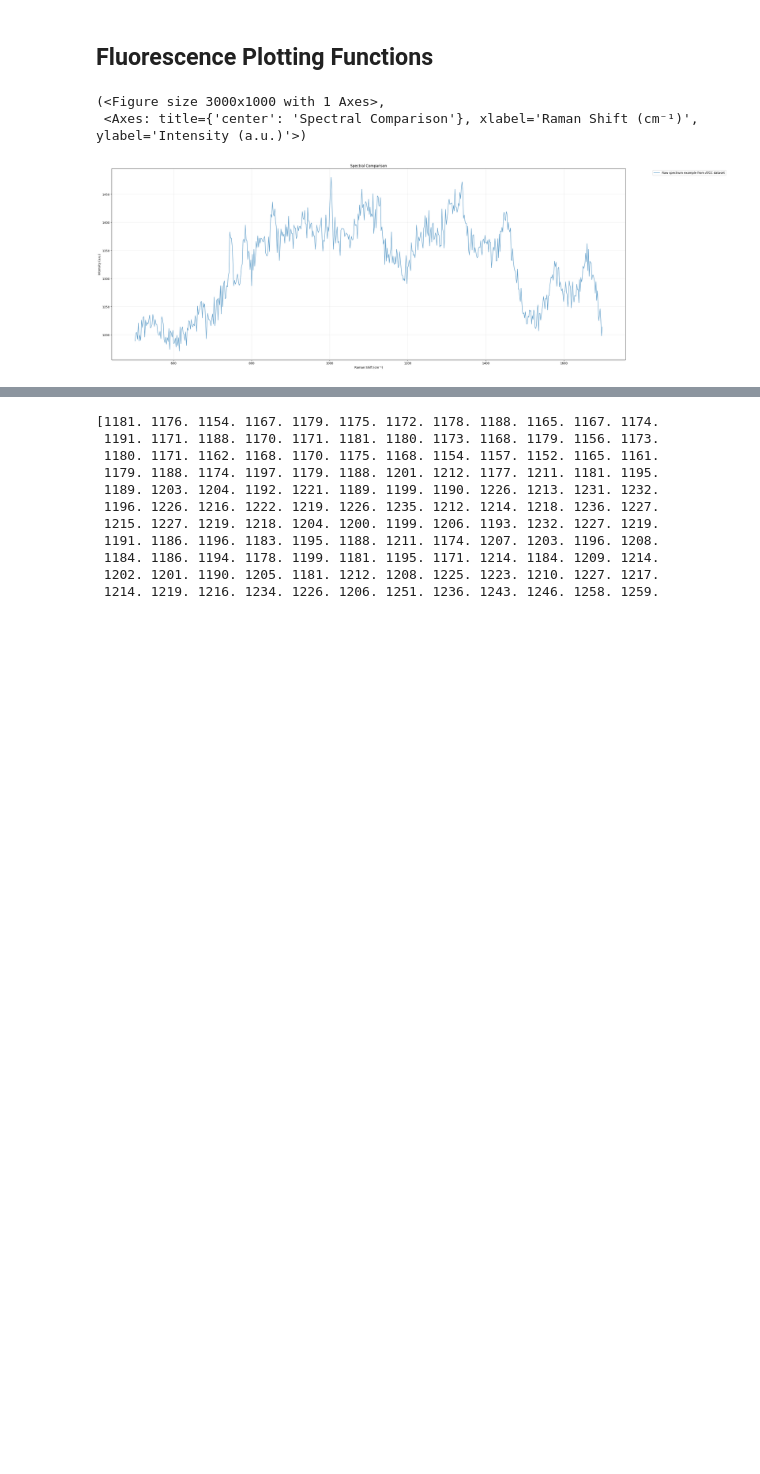
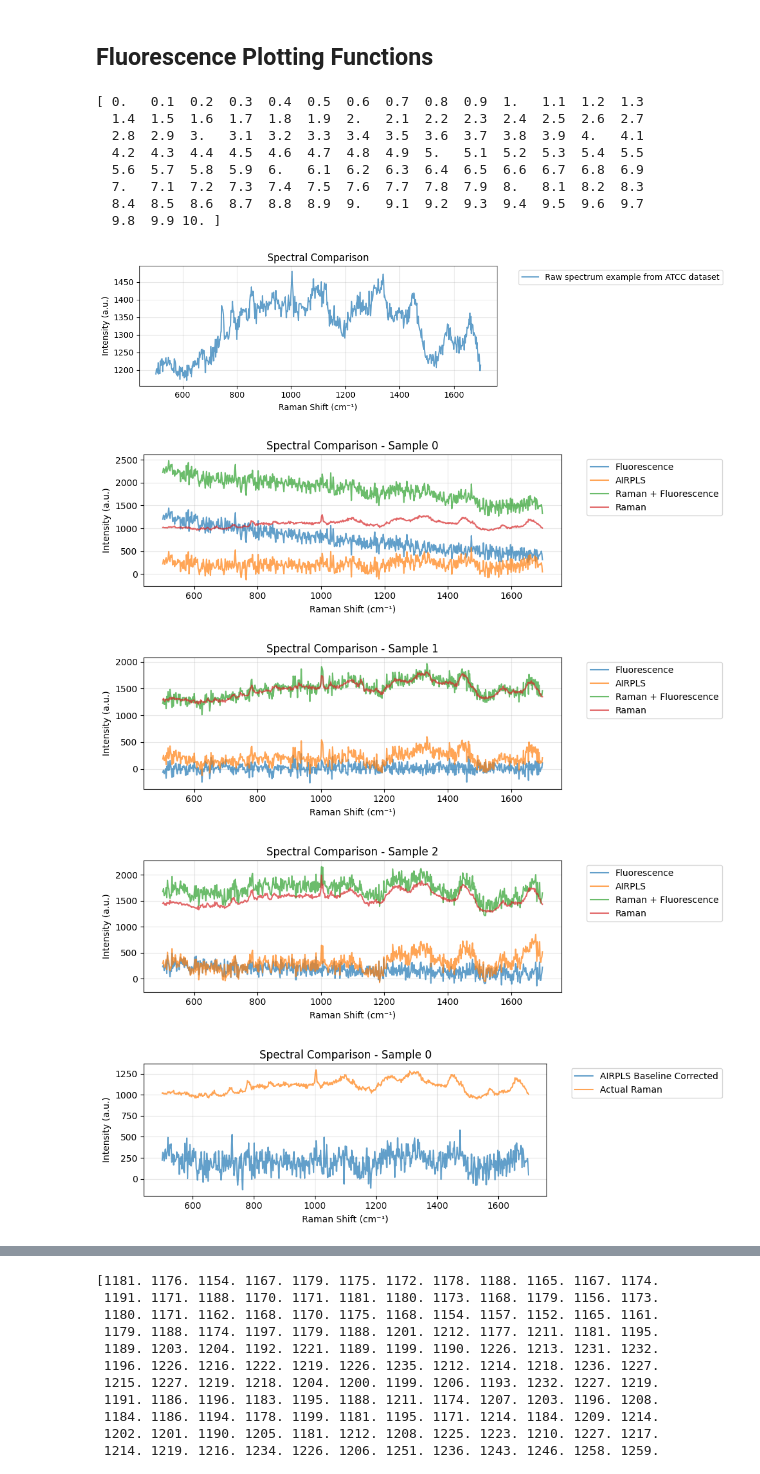
Before and after one commit to tmuird/oracle, a Jupyter notebook: dataset-test.ipynb, the cells around one changed output, grey strips where cells are left out. Saved outputs shown, nothing was run; the diff lists cells and outputs as text; code cells hidden in the pictures; blank space fills up the shorter version.

```diff
--- a/dataset-test.ipynb
+++ b/dataset-test.ipynb
@@ -319,21 +401,67 @@ Species mapping:
 # %% [markdown]
 ## Fluorescence Plotting Functions
 # %%
+
+import ramanspy as rp
 
 # Extract intensity and wavenumber arrays for a single sample at 15s integration time
 intensity = atcc_xr.sel(integration_time='15s')
 wavenumber = atcc_xr.sel(integration_time='15s')
 
 
 
 # Visualize the raw spectrum using the provided plotting utility
 compare_spectra(
     [pu.convert_to_spectral_data(intensity)],
     titles=['Raw spectrum example from ATCC dataset'],
     n_samples=1,
-    height=10
+    width=11,
+    height=3
 )
+
+print(synthetic_ds.bleaching_time.values)
+time_point = 10.0
+raman = pu.convert_to_spectral_data(synthetic_ds.sel(bleaching_time=0.1), intensity_var='raman_gt')
+fluorescence = (synthetic_ds.intensity_raw - synthetic_ds.raman_gt).sel(bleaching_time=time_point)
+
+
+compare_spectra(
+    [pu.convert_to_spectral_data(fluorescence),  pu.convert_to_spectral_data(synthetic_ds.sel(bleaching_time=time_point), intensity_var='intensity_raw').apply_ramanspy_preprocessing(rp.preprocessing.baseline.AIRPLS()), pu.convert_to_spectral_data(synthetic_ds.sel(bleaching_time=time_point), intensity_var='intensity_raw'), raman],
+    titles=["Fluorescence","AIRPLS", "Raman + Fluorescence", "Raman"],
+    n_samples=3,
+    height=3,
+    separate_samples=True,
+    width=10,
+)
+
+# Convert AIRPLS-processed and actual Raman to SpectralData, then normalise both for direct comparison
+airpls_data = pu.convert_to_spectral_data(
+    synthetic_ds.sel(bleaching_time=time_point), intensity_var='intensity_raw'
+).apply_ramanspy_preprocessing(rp.preprocessing.baseline.AIRPLS())
+
+# Normalise both spectra to unit norm for shape comparison
+airpls_data_normalised = airpls_data
+raman_normalised = raman
+
+compare_spectra(
+    [airpls_data_normalised, raman_normalised],
+    titles=["AIRPLS Baseline Corrected", "Actual Raman"],
+    n_samples=3,
+    height=3,
+    separate_samples=True,
+    width=10,
+)
 # %% [output]
-(<Figure size 3000x1000 with 1 Axes>,
- <Axes: title={'center': 'Spectral Comparison'}, xlabel='Raman Shift (cm⁻¹)', ylabel='Intensity (a.u.)'>)
+[ 0.   0.1  0.2  0.3  0.4  0.5  0.6  0.7  0.8  0.9  1.   1.1  1.2  1.3
+  1.4  1.5  1.6  1.7  1.8  1.9  2.   2.1  2.2  2.3  2.4  2.5  2.6  2.7
+  2.8  2.9  3.   3.1  3.2  3.3  3.4  3.5  3.6  3.7  3.8  3.9  4.   4.1
+  4.2  4.3  4.4  4.5  4.6  4.7  4.8  4.9  5.   5.1  5.2  5.3  5.4  5.5
+  5.6  5.7  5.8  5.9  6.   6.1  6.2  6.3  6.4  6.5  6.6  6.7  6.8  6.9
+  7.   7.1  7.2  7.3  7.4  7.5  7.6  7.7  7.8  7.9  8.   8.1  8.2  8.3
+  8.4  8.5  8.6  8.7  8.8  8.9  9.   9.1  9.2  9.3  9.4  9.5  9.6  9.7
+  9.8  9.9 10. ]
-[figure, old version]
+[figure, new version]
+[figure, added]
+[figure, added]
+[figure, added]
+[figure, added]
```
Also changed, not shown: parts of 24 cells of this notebook, 3 other files.
